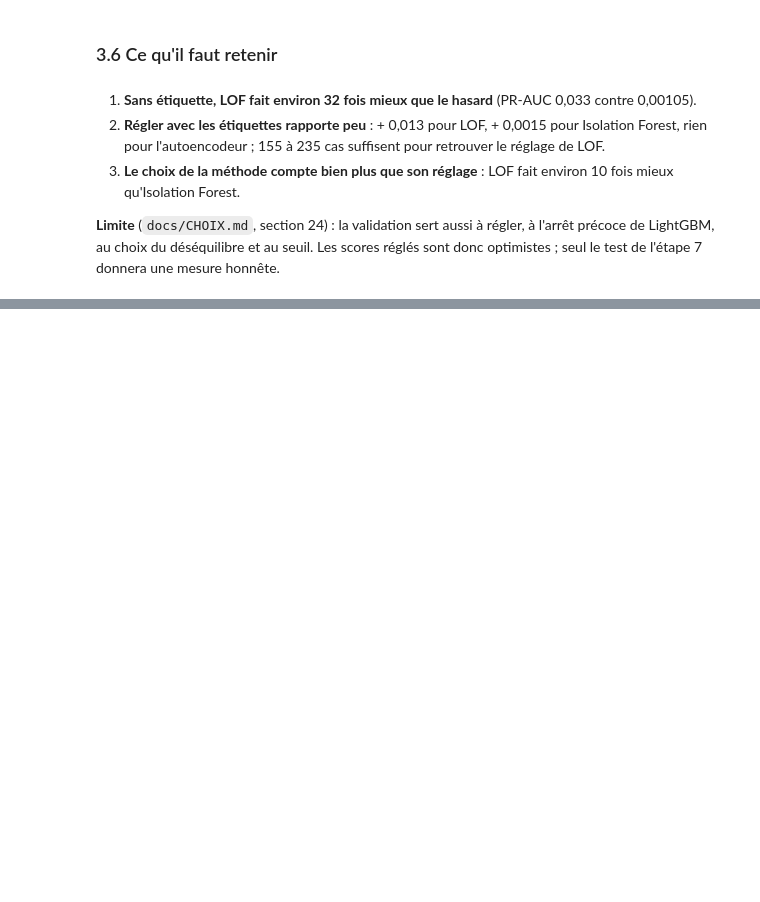
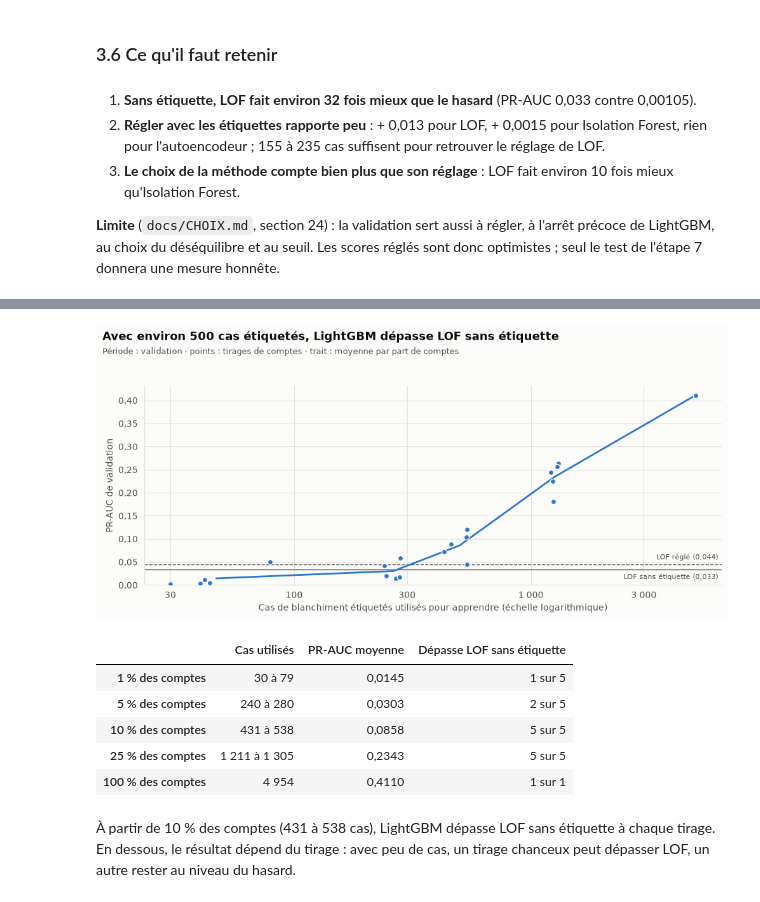
Before and after one commit to aljene307/aml-detection-xai, a Jupyter notebook: notebooks/projet_aml.ipynb, the cells around one changed output, grey strips where cells are left out. Cells and saved outputs as stored; diff of their text form; code cells hidden in the pictures; blank space fills up the shorter version.

```diff
--- a/notebooks/projet_aml.ipynb
+++ b/notebooks/projet_aml.ipynb
@@ -1120,0 +1240,50 @@ note(
+# %%
+courbe = pd.DataFrame([{"part": r["part"], "cas": r["cas"], "pr_auc": r["pr_auc"]}
+                       for r in supervise if r["phase"] == "courbe"])
+lof_regle = tableau_sup["reference_lof"]["reglee"]
+par_part = courbe.groupby("part").agg(cas_min=("cas", "min"), cas_max=("cas", "max"), cas=("cas", "mean"),
+                                      pr_auc=("pr_auc", "mean"),
+                                      gagne=("pr_auc", lambda v: int((v > lof_ref).sum())), tirages=("pr_auc", "size"))
+toujours = par_part[par_part["gagne"] == par_part["tirages"]].index.min()
+seuil = par_part.loc[toujours]
+
+fig, ax = plt.subplots(figsize=(10, 4.4))
+titres(fig, f"Avec environ {fr(round(seuil['cas'], -1), 0)} cas étiquetés, LightGBM dépasse LOF sans étiquette",
+       "validation", "points : tirages de comptes · trait : moyenne par part de comptes")
+ax.scatter(courbe["cas"], courbe["pr_auc"], s=34, color=BLEU, edgecolor=FOND, linewidth=1, zorder=3)
+ax.plot(par_part["cas"], par_part["pr_auc"], color=BLEU, linewidth=2, zorder=2)
+for valeur, texte, style, decalage, place in [(lof_regle, "LOF réglé", "--", 4, "bottom"),
+                                              (lof_ref, "LOF sans étiquette", "-", -4, "top")]:
+    ax.axhline(valeur, color=ENCRE_2, linewidth=1, linestyle=style, zorder=1)
+    ax.annotate(f"{texte} ({fr(valeur, 3)})", (1, valeur), xycoords=("axes fraction", "data"),
+                xytext=(-4, decalage), textcoords="offset points", fontsize=8, color=ENCRE_2,
+                ha="right", va=place, bbox={"facecolor": FOND, "edgecolor": "none", "pad": 0.5})
+ax.set_xscale("log")
+ax.set_xticks([30, 100, 300, 1000, 3000])
+ax.set_xlabel("Cas de blanchiment étiquetés utilisés pour apprendre (échelle logarithmique)")
+ax.set_ylabel("PR-AUC de validation")
+ax.xaxis.set_major_formatter(FuncFormatter(lambda v, _: fr(v, 0)))
+ax.yaxis.set_major_formatter(FuncFormatter(lambda v, _: fr(v, 2)))
+ax.set_ylim(0, None)
+fig.tight_layout(rect=(0, 0, 1, 0.88))
+plt.show()
+
+resume = pd.DataFrame({
+    "Cas utilisés": [fr(a, 0) if a == b else f"{fr(a, 0)} à {fr(b, 0)}"
+                     for a, b in zip(par_part["cas_min"], par_part["cas_max"])],
+    "PR-AUC moyenne": [fr(v, 4) for v in par_part["pr_auc"]],
+    "Dépasse LOF sans étiquette": [f"{g} sur {t}" for g, t in zip(par_part["gagne"], par_part["tirages"])],
+}, index=[f"{fr(100 * p, 0)} % des comptes" for p in par_part.index])
+display(resume)
+note(f"À partir de {fr(100 * toujours, 0)} % des comptes ({fr(seuil['cas_min'], 0)} à {fr(seuil['cas_max'], 0)} cas), "
+     "LightGBM dépasse LOF sans étiquette à chaque tirage. En dessous, le résultat dépend du tirage : "
+     "avec peu de cas, un tirage chanceux peut dépasser LOF, un autre rester au niveau du hasard.")
+# %% [output]
+[figure, added]
+|  | Cas utilisés | PR-AUC moyenne | Dépasse LOF sans étiquette |
+| 1 % des comptes | 30 à 79 | 0,0145 | 1 sur 5 |
+| 5 % des comptes | 240 à 280 | 0,0303 | 2 sur 5 |
+| 10 % des comptes | 431 à 538 | 0,0858 | 5 sur 5 |
+| 25 % des comptes | 1 211 à 1 305 | 0,2343 | 5 sur 5 |
+| 100 % des comptes | 4 954 | 0,4110 | 1 sur 1 |
+À partir de 10 % des comptes (431 à 538 cas), LightGBM dépasse LOF sans étiquette à chaque tirage. En dessous, le résultat dépend du tirage : avec peu de cas, un tirage chanceux peut dépasser LOF, un autre rester au niveau du hasard.
```
Also changed, not shown: parts of 9 cells of this notebook, 1 other file.
